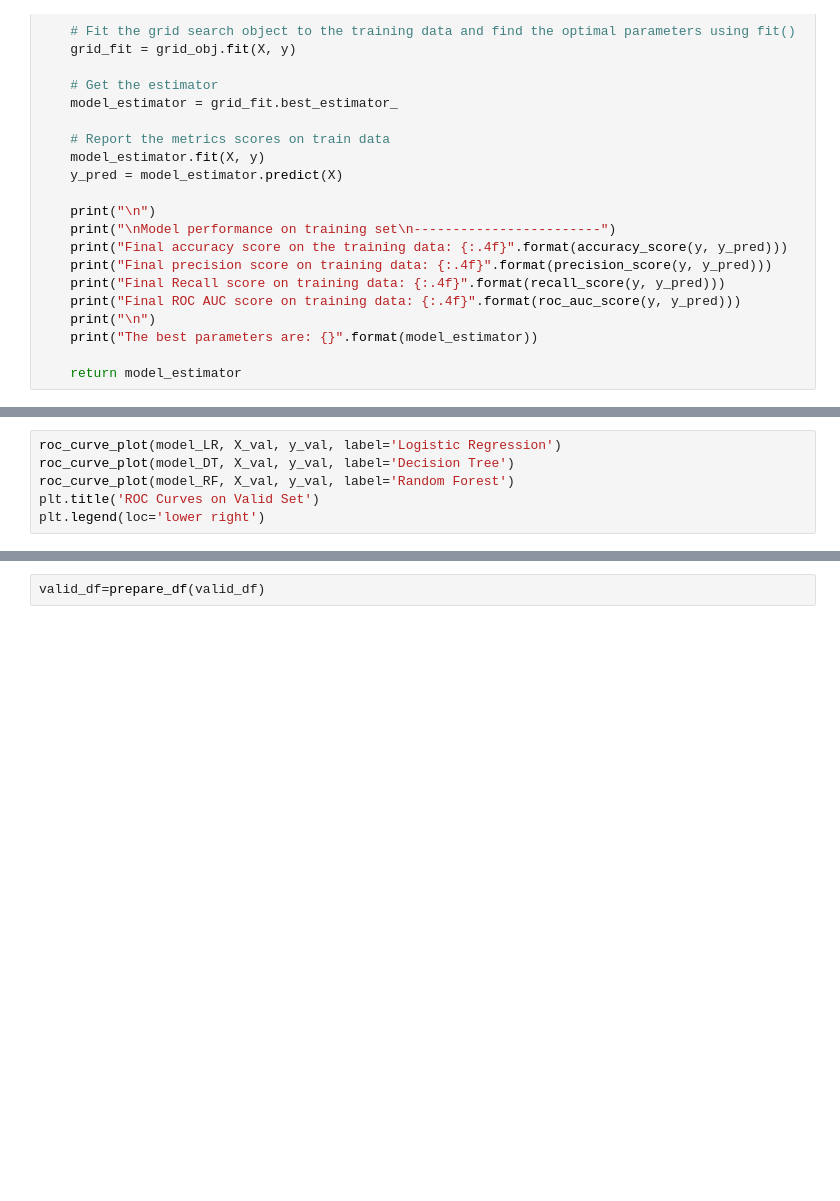
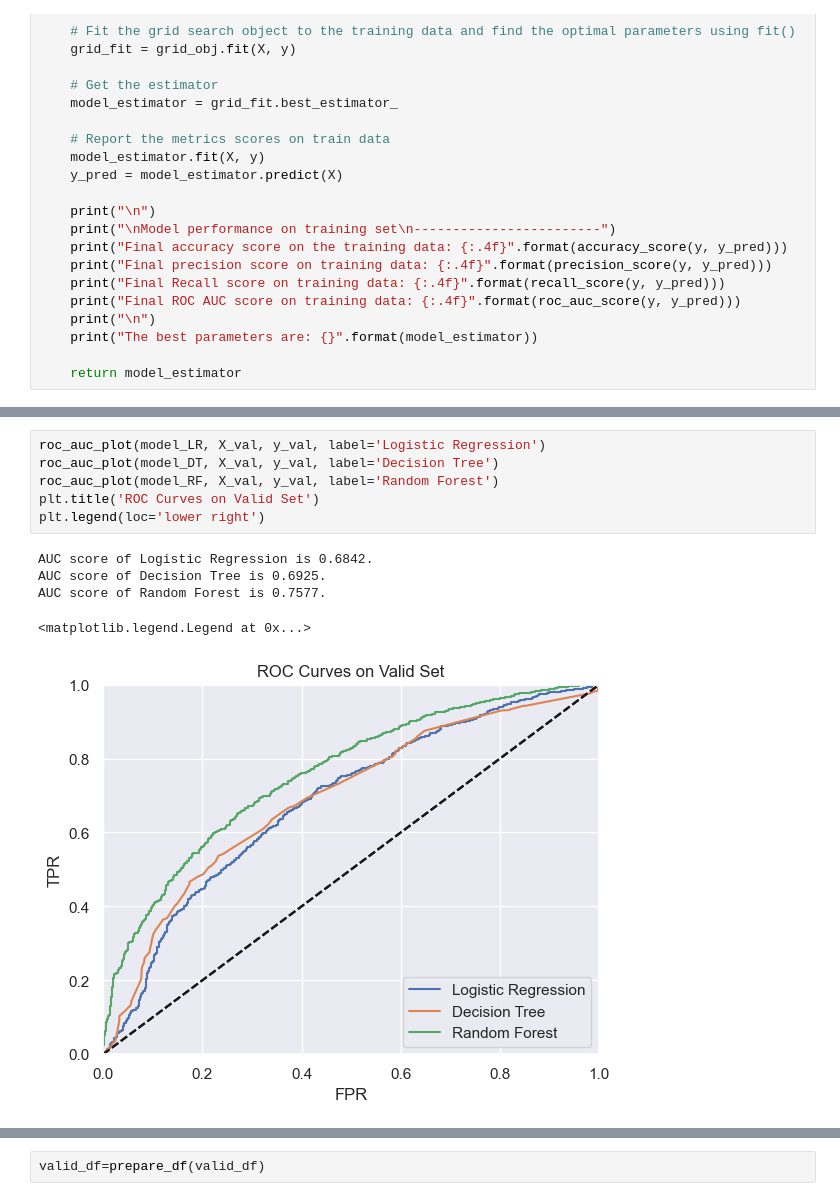
Before and after one commit to vladimirlabynko/test_task, a Jupyter notebook: task2.ipynb, the cells around one changed output, grey strips where cells are left out. Saved outputs shown, nothing was run; the diff lists cells and outputs as text; blank space fills up the shorter version.

```diff
--- a/task2.ipynb
+++ b/task2.ipynb
@@ -203,9 +300,15 @@ plt.legend(loc='lower right')
 # %%
-roc_curve_plot(model_LR, X_val, y_val, label='Logistic Regression')
-roc_curve_plot(model_DT, X_val, y_val, label='Decision Tree')
-roc_curve_plot(model_RF, X_val, y_val, label='Random Forest')
+roc_auc_plot(model_LR, X_val, y_val, label='Logistic Regression')
+roc_auc_plot(model_DT, X_val, y_val, label='Decision Tree')
+roc_auc_plot(model_RF, X_val, y_val, label='Random Forest')
 plt.title('ROC Curves on Valid Set')
 plt.legend(loc='lower right')
+# %% [output]
+AUC score of Logistic Regression is 0.6842.
+AUC score of Decision Tree is 0.6925.
+AUC score of Random Forest is 0.7577.
+<matplotlib.legend.Legend at 0x...>
+[figure, added]
 # %%
 model_RF.fit(X, y)
 
```
Also changed, not shown: parts of 37 cells of this notebook.
